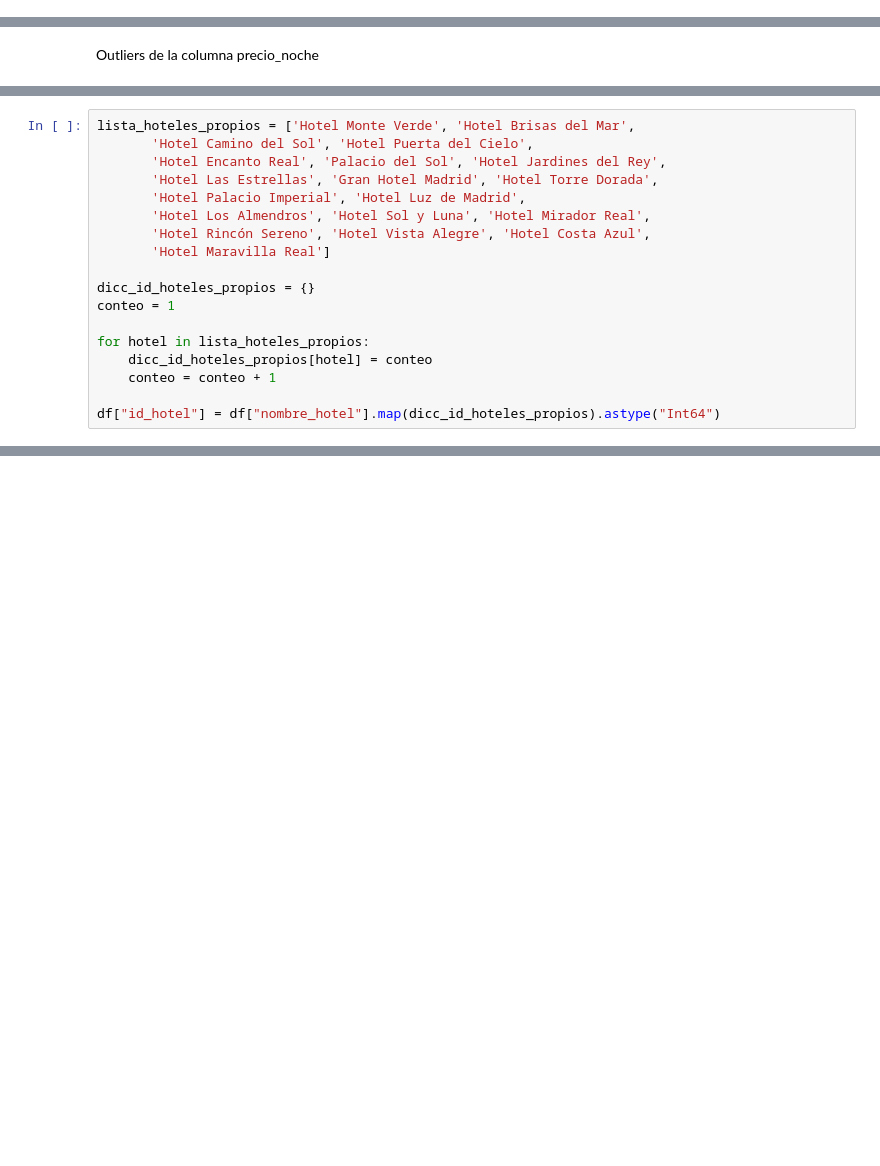
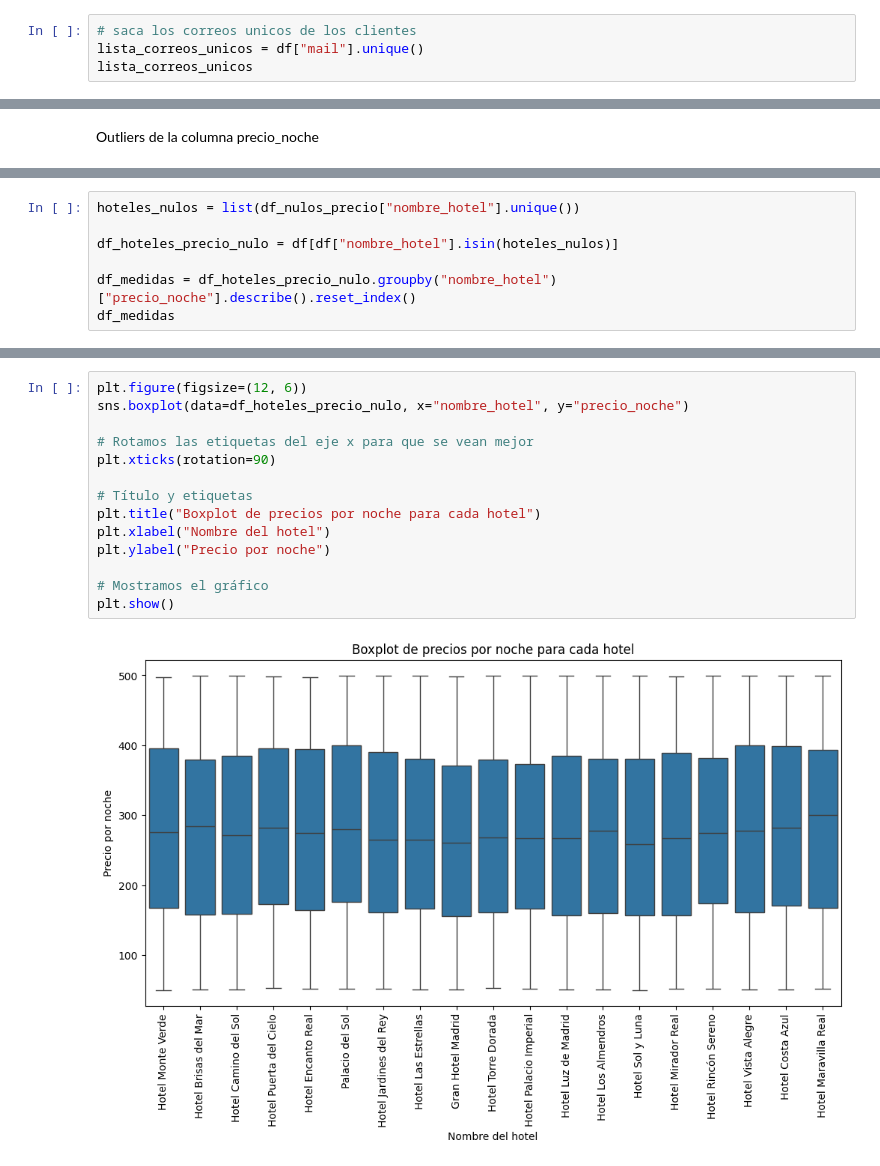
Before and after one commit to raquelscv/Proyecto-ETL, a Jupyter notebook: jupyters/pruebas.ipynb, the cells around one changed output, grey strips where cells are left out. Drawn from its saved outputs; the diff is of its cells as text; blank space fills up the shorter version.

```diff
--- a/jupyters/pruebas.ipynb
+++ b/jupyters/pruebas.ipynb
@@ -211,0 +308,4 @@ DUDA MARTES: sacando esta informacion me he dado cuenta de que hay algo raro por
+# %%
+# saca los correos unicos de los clientes
+lista_correos_unicos = df["mail"].unique()
+lista_correos_unicos
@@ -293,18 +349,0 @@ array(['feliciana.cantón@example.com', 'leonardo.hierro@example.com',
-# %%
-lista_hoteles_propios = ['Hotel Monte Verde', 'Hotel Brisas del Mar',
-       'Hotel Camino del Sol', 'Hotel Puerta del Cielo',
-       'Hotel Encanto Real', 'Palacio del Sol', 'Hotel Jardines del Rey',
-       'Hotel Las Estrellas', 'Gran Hotel Madrid', 'Hotel Torre Dorada',
-       'Hotel Palacio Imperial', 'Hotel Luz de Madrid',
-       'Hotel Los Almendros', 'Hotel Sol y Luna', 'Hotel Mirador Real',
-       'Hotel Rincón Sereno', 'Hotel Vista Alegre', 'Hotel Costa Azul',
-       'Hotel Maravilla Real']
-
-dicc_id_hoteles_propios = {}
-conteo = 1
-
-for hotel in lista_hoteles_propios:
-    dicc_id_hoteles_propios[hotel] = conteo
-    conteo = conteo + 1
-
-df["id_hotel"] = df["nombre_hotel"].map(dicc_id_hoteles_propios).astype("Int64")
@@ -313,0 +352,7 @@ def id_seriados(columna, dataframe):
+# %%
+hoteles_nulos = list(df_nulos_precio["nombre_hotel"].unique())
+
+df_hoteles_precio_nulo = df[df["nombre_hotel"].isin(hoteles_nulos)]
+
+df_medidas = df_hoteles_precio_nulo.groupby("nombre_hotel")["precio_noche"].describe().reset_index()
+df_medidas
@@ -313,0 +377,16 @@ def id_seriados(columna, dataframe):
+# %%
+plt.figure(figsize=(12, 6))
+sns.boxplot(data=df_hoteles_precio_nulo, x="nombre_hotel", y="precio_noche")
+
+# Rotamos las etiquetas del eje x para que se vean mejor
+plt.xticks(rotation=90)
+
+# Título y etiquetas
+plt.title("Boxplot de precios por noche para cada hotel")
+plt.xlabel("Nombre del hotel")
+plt.ylabel("Precio por noche")
+
+# Mostramos el gráfico
+plt.show()
+# %% [output]
+[figure, added]
```
Also changed, not shown: parts of 43 cells of this notebook, 5 other files.
